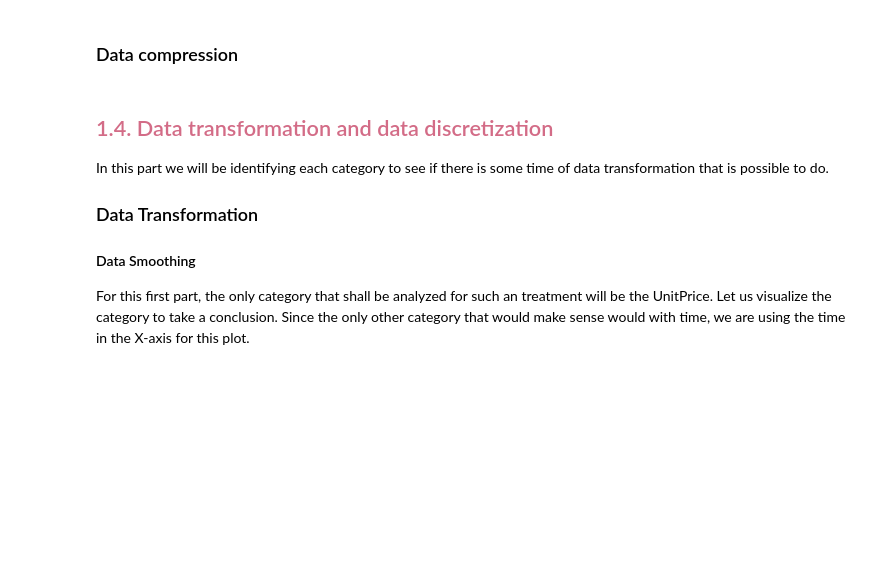
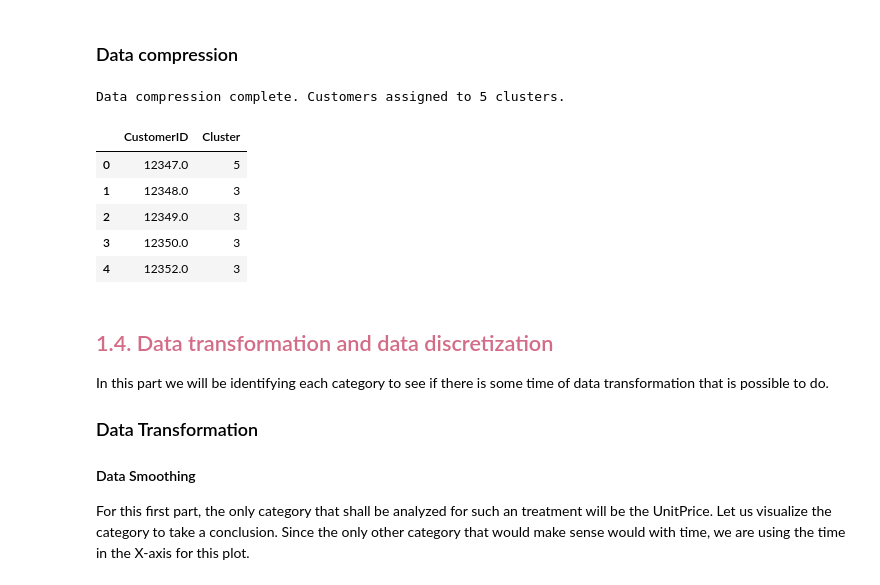
Before and after one commit to biren-charles/Data-Science-Project-ACT, a Jupyter notebook: datascience-online-retail-project.ipynb, the cells around one changed output. Saved outputs shown, nothing was run; the diff lists cells and outputs as text; code cells hidden in the pictures; blank space fills up the shorter version.

```diff
--- a/datascience-online-retail-project.ipynb
+++ b/datascience-online-retail-project.ipynb
@@ -162,2 +208,23 @@ TotalPrice  0.512696   0.357885   -0.123738    1.000000
 # %% [markdown]
 ### Data compression
+# %%
+# Use reduced data
+compression_data = numerosity_df[['Quantity', 'UnitPrice']]
+
+# Calc. distance and linkage
+distance_matrix = pdist(compression_data)
+hierarchy_linkage = linkage(distance_matrix, method='ward')
+
+# Assigning clusters (5)
+numerosity_df['Cluster'] = fcluster(hierarchy_linkage, t=5, criterion='maxclust')
+
+print("Data compression complete. Customers assigned to 5 clusters.")
+display(numerosity_df[['CustomerID', 'Cluster']].head())
+# %% [output]
+Data compression complete. Customers assigned to 5 clusters.
+|  | CustomerID | Cluster |
+| 0 | 12347.0 | 5 |
+| 1 | 12348.0 | 3 |
+| 2 | 12349.0 | 3 |
+| 3 | 12350.0 | 3 |
+| 4 | 12352.0 | 3 |
```
Also changed, not shown: parts of 4 cells of this notebook.
